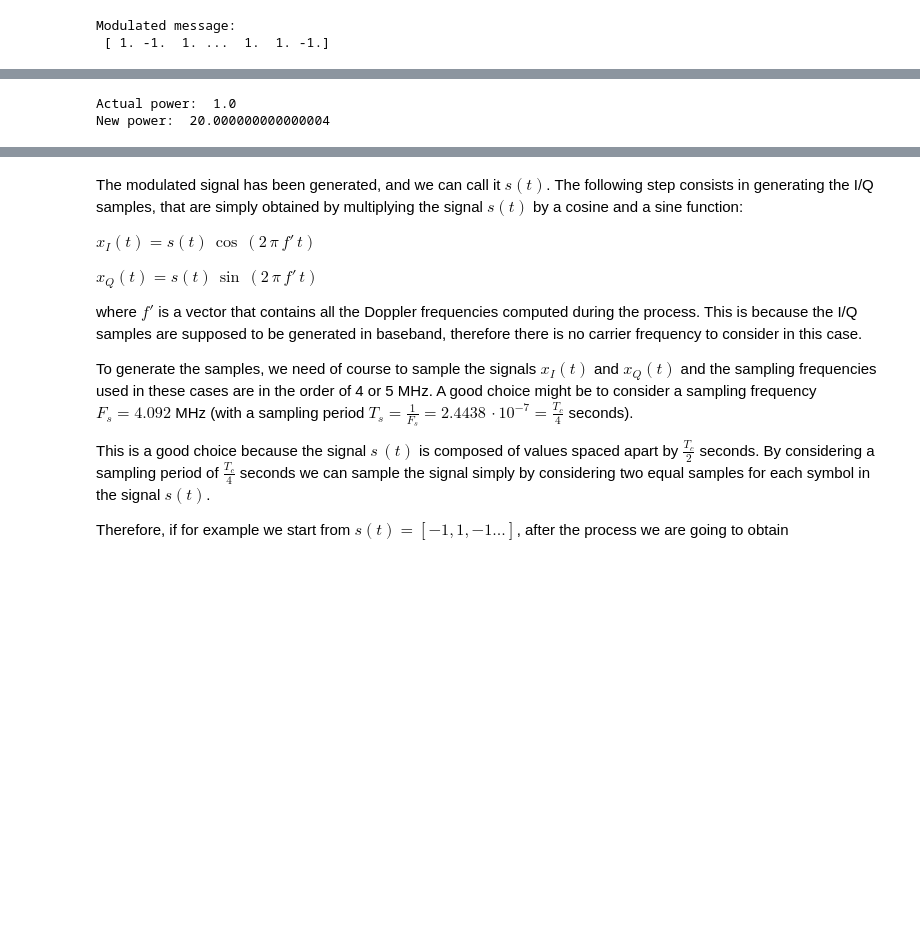
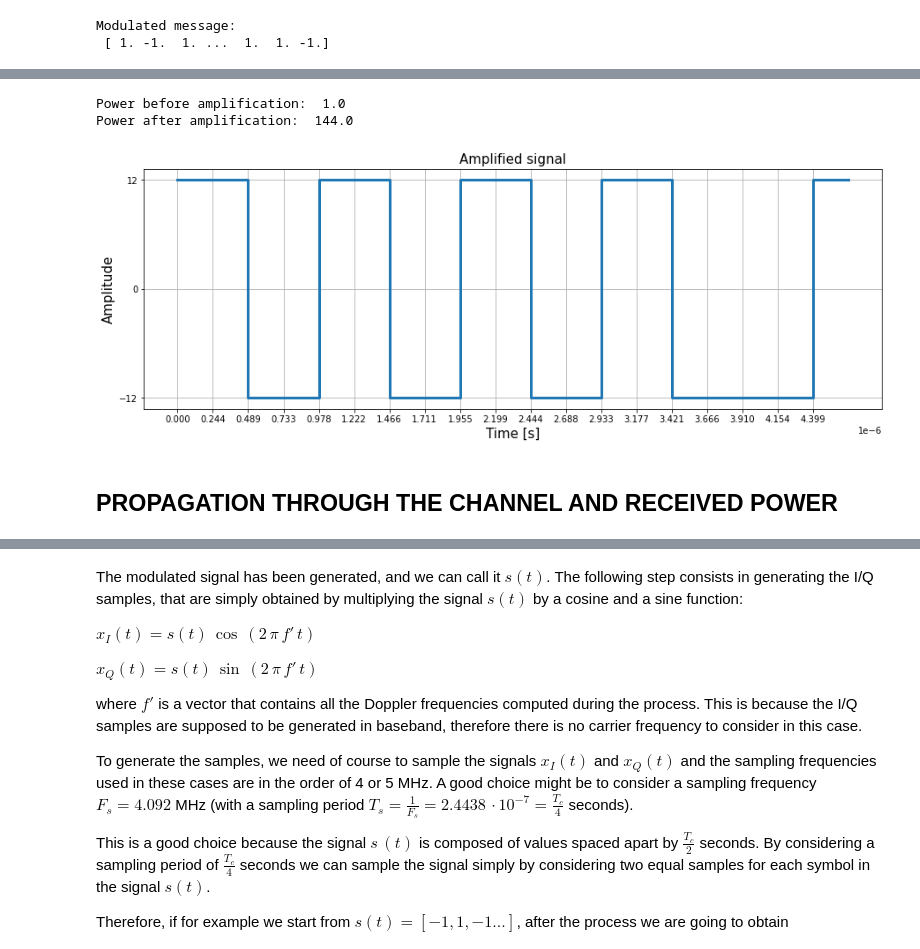
Before and after one commit to mattiasandri/usertransmitter, a Jupyter notebook: usertx.ipynb, the cells around one changed output, grey strips where cells are left out. Saved outputs shown, nothing was run; the diff lists cells and outputs as text; code cells hidden in the pictures; blank space fills up the shorter version.

```diff
--- a/usertx.ipynb
+++ b/usertx.ipynb
@@ -419,17 +465,37 @@ Modulated message:
 # %%
 #COMPUTATION OF THE POWER OF THE SIGNAL
 #At the moment the power of the signal is unitary, because each sample is either 1 or -1
 #Therefore when we take the square of a sample we get 1, and if we sum them we get the length of the signal
 
-power = np.sum(modulated**2)/len(modulated)
-print("Actual power: ", power)
+def hpa(signal, time_vector, power_to_set):
+    power = np.sum(signal**2)/len(signal)
+    print("Power before amplification: ", power)
 
-#to set a different power p we just need to multiply the signal by the sqrt(p)
-#If we want for example to get a power of 20 it sufficies to do:
-power_to_set = 20
-new_signal = np.sqrt(power_to_set)*modulated
-new_power = np.mean(new_signal**2)   #equivalent way to compute the average power of a signal
-print("New power: ", new_power)
+    #to set a different power P we just need to multiply the signal by the sqrt(P)
+    amplified_signal = np.sqrt(power_to_set)*signal
+    new_power = np.mean(amplified_signal**2)   #equivalent way to compute the power of a signal
+    print("Power after amplification: ", new_power)
+
+    #plot of the signal (first N samples)
+    N = 20
+    xticks = time_vector[0:N-1]
+    yticks = [-np.sqrt(power_to_set), 0, np.sqrt(power_to_set)]
+    fig = plt.figure(figsize=(15,5))
+    ax = fig.add_subplot(1,1,1)
+    ax.step(time_vector[0:N], amplified_signal[0:N], where='post', lw=3)
+    ax.set_xticks(xticks)
+    ax.set_yticks(yticks)
+    ax.set_title('Amplified signal', fontsize=15)
+    ax.set_xlabel('Time [s]', fontsize=15)
+    ax.set_ylabel('Amplitude', fontsize=15)
+    ax.grid()
+
+    return amplified_signal
+
+signal_to_tx = hpa(modulated_sampled,t_sampled, 144)
 # %% [output]
-Actual power:  1.0
-New power:  20.000000000000004
+Power before amplification:  1.0
+Power after amplification:  144.0
+[figure, added]
+# %% [markdown]
+## PROPAGATION THROUGH THE CHANNEL AND RECEIVED POWER
```
Also changed, not shown: parts of 15 cells of this notebook.
